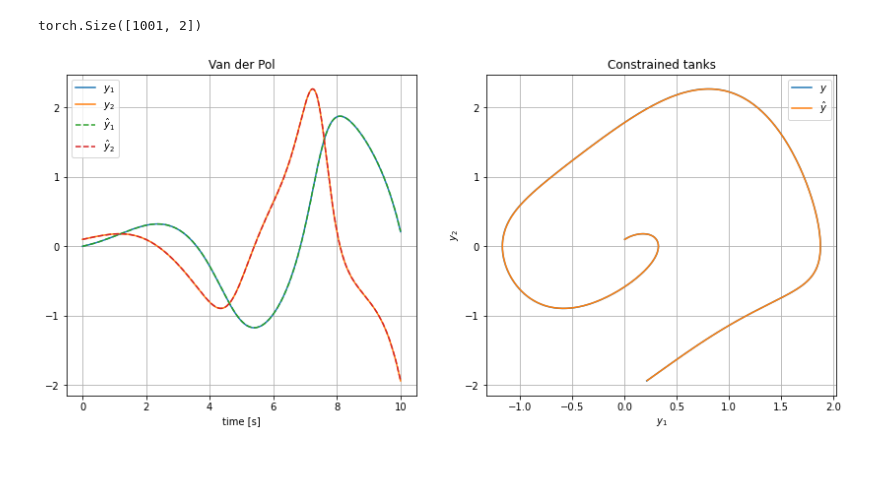
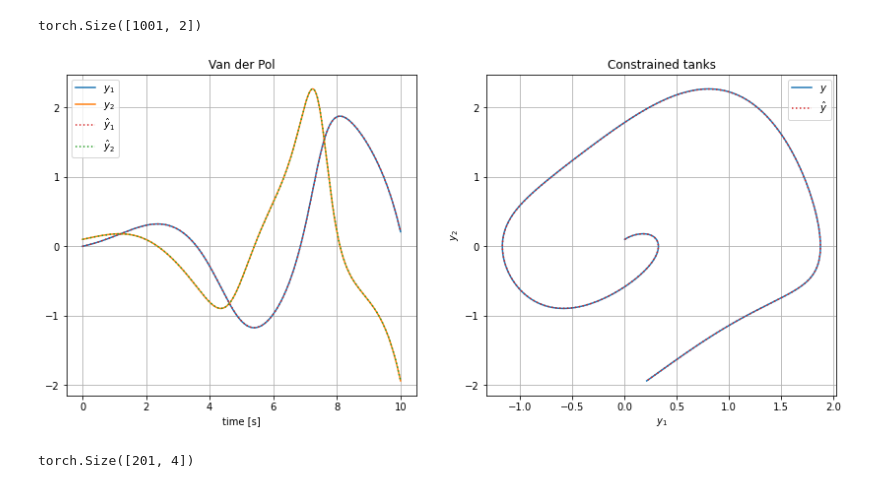
Before and after one commit to brunompacheco/pideq, a Jupyter notebook: notebooks/2.0-bmp-PINN-performance-visualization.ipynb, the cells around one changed output. Cells and saved outputs as stored; diff of their text form; code cells hidden in the pictures.

Commit message:
tune plot colors

```diff
--- a/notebooks/2.0-bmp-PINN-performance-visualization.ipynb
+++ b/notebooks/2.0-bmp-PINN-performance-visualization.ipynb
@@ -59,30 +59,37 @@ torch.Size([1001, 2])
 # %%
 y_ = y.detach().numpy()
 y_pred_ = y_pred.cpu().detach().numpy()
 
 fig, axs = plt.subplots(1,2)
 fig.set_size_inches(14,6)
 
 axs[0].set_title('Van der Pol')
-axs[0].plot(time, y_[:,0], label='$y_1$')
-axs[0].plot(time, y_[:,1], label='$y_2$')
-axs[0].plot(time, y_pred_[:,0], '--', label='$\hat{y}_1$')
-axs[0].plot(time, y_pred_[:,1], '--', label='$\hat{y}_2$')
+axs[0].plot(time, y_[:,0], c='tab:blue', label='$y_1$')
+axs[0].plot(time, y_[:,1], c='tab:orange', label='$y_2$')
+axs[0].plot(time, y_pred_[:,0], ':', c='tab:red', label='$\hat{y}_1$')
+axs[0].plot(time, y_pred_[:,1], ':', c='tab:green', label='$\hat{y}_2$')
 axs[0].set_xlabel('time [s]')
 axs[0].legend()
 axs[0].grid()
 
 axs[1].set_title('Constrained tanks')
-axs[1].plot(y_[:,0], y_[:,1], label='$y$')
-axs[1].plot(y_pred_[:,0], y_pred_[:,1], label='$\hat{y}$')
+axs[1].plot(y_[:,0], y_[:,1], c='tab:blue', label='$y$')
+axs[1].plot(y_pred_[:,0], y_pred_[:,1], ':', c='tab:red', label='$\hat{y}$')
 # axs[1].plot(time, y_[:,3], label='$h_4$')
 # axs[1].plot(time, y_pred_[:,2], '--', label='$h_3$')
 # axs[1].plot(time, y_pred_[:,3], '--', label='$h_4$')
 axs[1].set_ylabel('$y_2$')
 axs[1].set_xlabel('$y_1$')
 axs[1].legend()
 axs[1].grid()
 
 plt.show()
 # %% [output]
-[figure, old version]
+[figure, new version]
+# %%
+x = torch.Tensor(time).unsqueeze(-1).to(device)
+x.requires_grad_()
+y_pred = net(x)
+y_pred.shape
+# %% [output]
+torch.Size([201, 4])
```
